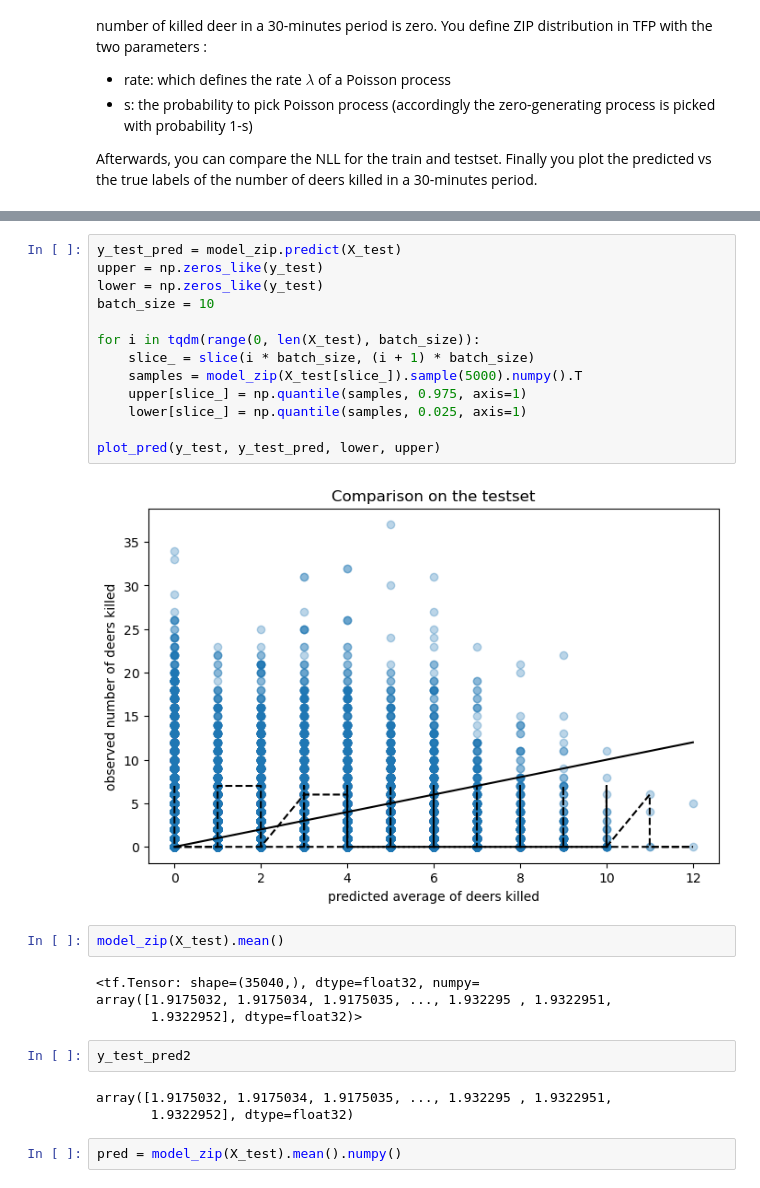
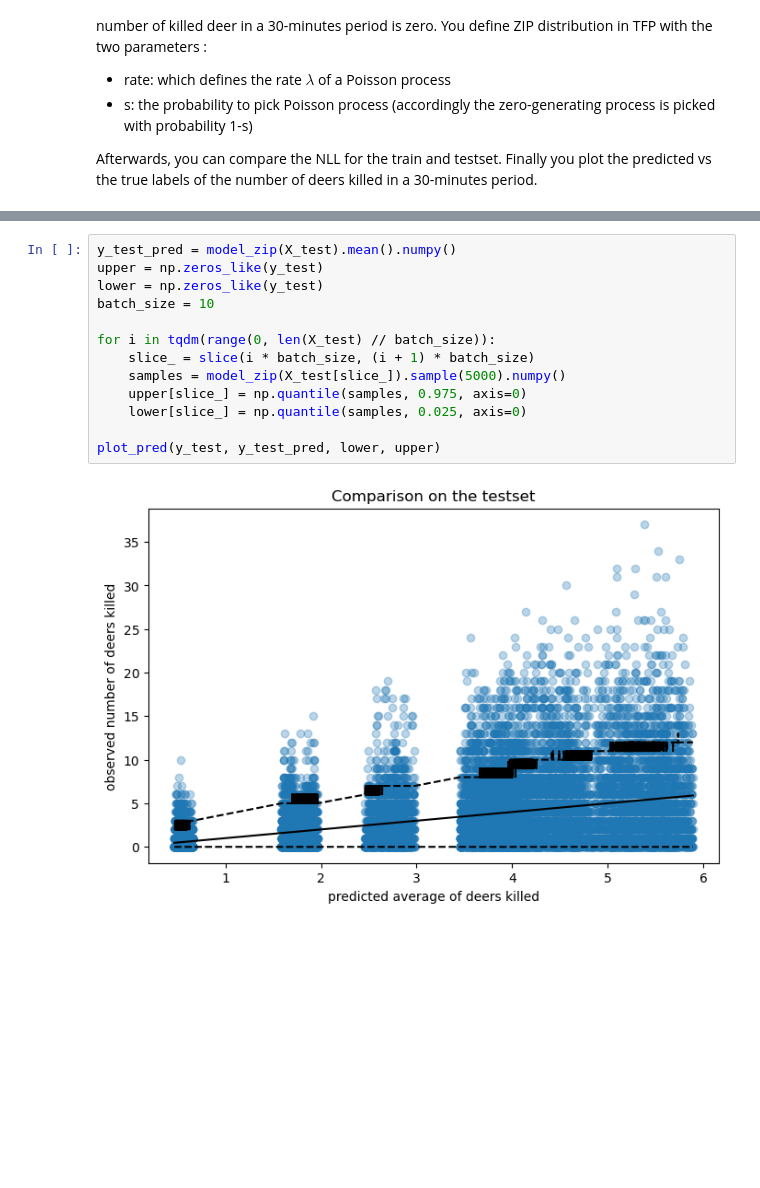
Before and after one commit to Evan1987/algorithm_learn, a Jupyter notebook: probability-deep-learning/Chap06/Chap06_02.ipynb, the cells around one changed output, grey strips where cells are left out. Drawn from its saved outputs; the diff is of its cells as text; blank space fills up the shorter version.

```diff
--- a/probability-deep-learning/Chap06/Chap06_02.ipynb
+++ b/probability-deep-learning/Chap06/Chap06_02.ipynb
@@ -426,28 +427,15 @@ NLL on test: 2.371340751647949
 # %%
-y_test_pred = model_zip.predict(X_test)
+y_test_pred = model_zip(X_test).mean().numpy()
 upper = np.zeros_like(y_test)
 lower = np.zeros_like(y_test)
 batch_size = 10
 
-for i in tqdm(range(0, len(X_test), batch_size)):
+for i in tqdm(range(0, len(X_test) // batch_size)):
     slice_ = slice(i * batch_size, (i + 1) * batch_size)
-    samples = model_zip(X_test[slice_]).sample(5000).numpy().T
-    upper[slice_] = np.quantile(samples, 0.975, axis=1)
-    lower[slice_] = np.quantile(samples, 0.025, axis=1)
+    samples = model_zip(X_test[slice_]).sample(5000).numpy()
+    upper[slice_] = np.quantile(samples, 0.975, axis=0)
+    lower[slice_] = np.quantile(samples, 0.025, axis=0)
 
 plot_pred(y_test, y_test_pred, lower, upper)
 # %% [output]
-[figure, old version]
+[figure, new version]
-# %%
-model_zip(X_test).mean()
-# %% [output]
-<tf.Tensor: shape=(35040,), dtype=float32, numpy=
-array([1.9175032, 1.9175034, 1.9175035, ..., 1.932295 , 1.9322951,
-       1.9322952], dtype=float32)>
-# %%
-y_test_pred2
-# %% [output]
-array([1.9175032, 1.9175034, 1.9175035, ..., 1.932295 , 1.9322951,
-       1.9322952], dtype=float32)
-# %%
-pred = model_zip(X_test).mean().numpy()
```
Also changed, not shown: parts of 18 cells of this notebook, 1 other file.
